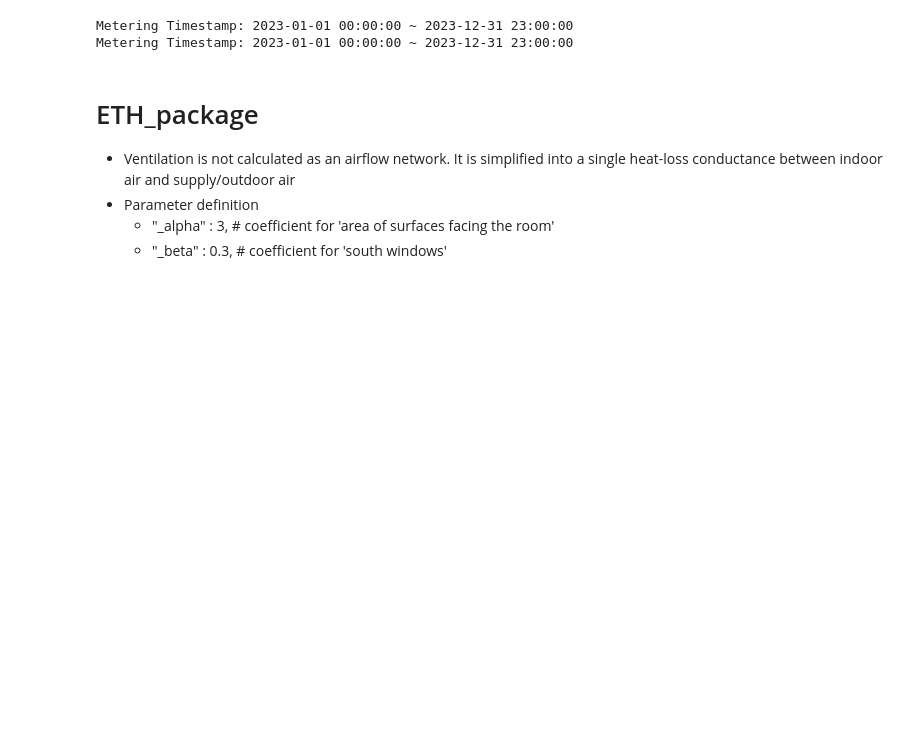
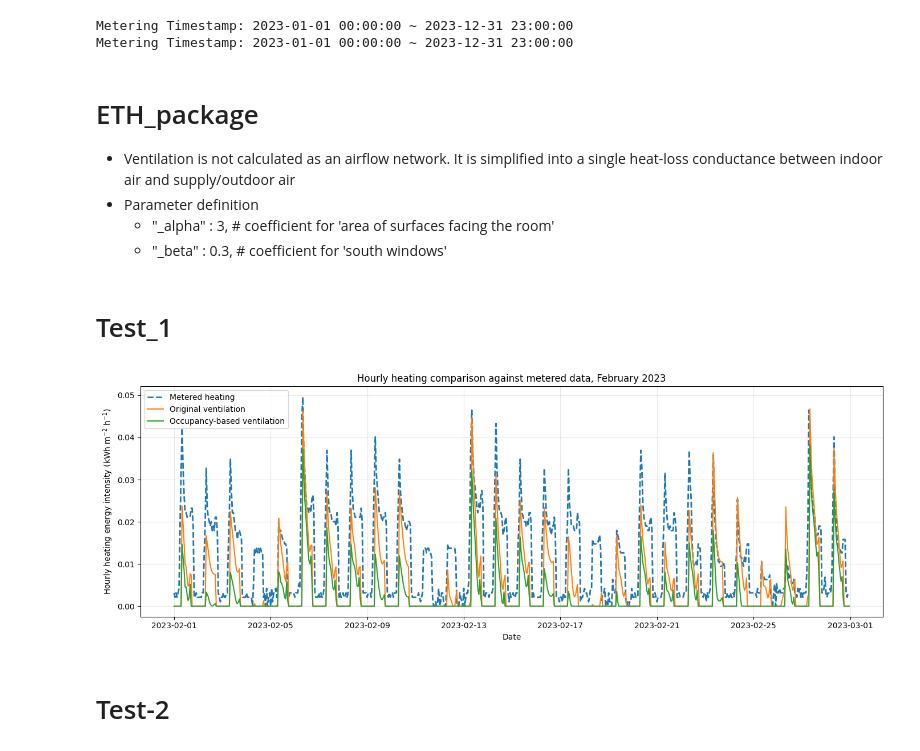
Before and after one commit to RuiBoGithub/RC_br, a Jupyter notebook: _version_MAY26_OBC.ipynb, the cells around one changed output. Drawn from its saved outputs; the diff is of its cells as text; code cells hidden in the pictures; blank space fills up the shorter version.

```diff
--- a/_version_MAY26_OBC.ipynb
+++ b/_version_MAY26_OBC.ipynb
@@ -313,3 +207,58 @@ sampled_params = {}
+# %% [markdown]
+# Test_1
+# %%
+res_orig, eui_orig, _ = run_model(
+    sampled_params = {},
+    controller_mode="original"
+)
+
+res_occ, eui_occ, _ = run_model(
+    sampled_params = {},
+    controller_mode="occupancy"
+)
+# %%
+start = "2023-02-01 00:00"
+end   = "2023-02-28 23:00"
+
+res_orig_feb = res_orig.loc[start:end].copy()
+res_occ_feb  = res_occ.loc[start:end].copy()
+meter_feb    = meter_hourly.loc[start:end].copy()
+
+plt.figure(figsize=(14, 5))
+
+plt.plot(
+    meter_feb.index,
+    meter_feb,
+    label="Metered heating",
+    linewidth=2.0,
+    linestyle="--"
+)
+
+plt.plot(
+    res_orig_feb.index,
+    res_orig_feb["HeatingEnergy"],
+    label="Original ventilation",
+    linewidth=1.5
+)
+
+plt.plot(
+    res_occ_feb.index,
+    res_occ_feb["HeatingEnergy"],
+    label="Occupancy-based ventilation",
+    linewidth=1.5
+)
+
+plt.ylabel("Hourly heating energy intensity (kWh m$^{-2}$ h$^{-1}$)")
+plt.xlabel("Date")
+plt.title("Hourly heating comparison against metered data, February 2023")
+plt.legend()
+plt.grid(True, alpha=0.3)
+plt.tight_layout()
+plt.show()
+# %% [output]
+[figure, added]
+# %% [markdown]
+# Test-2
 # %%
 occupancy_cases = {
     "occ_1p5_0p5": {
```
Also changed, not shown: parts of 10 cells of this notebook, 36 other files.
